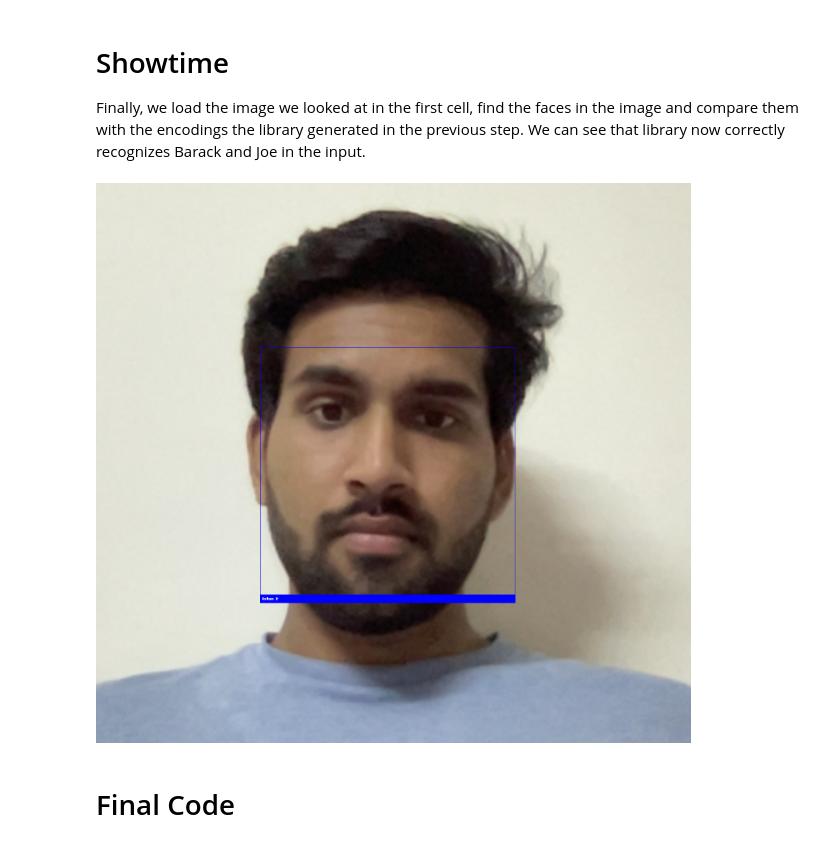
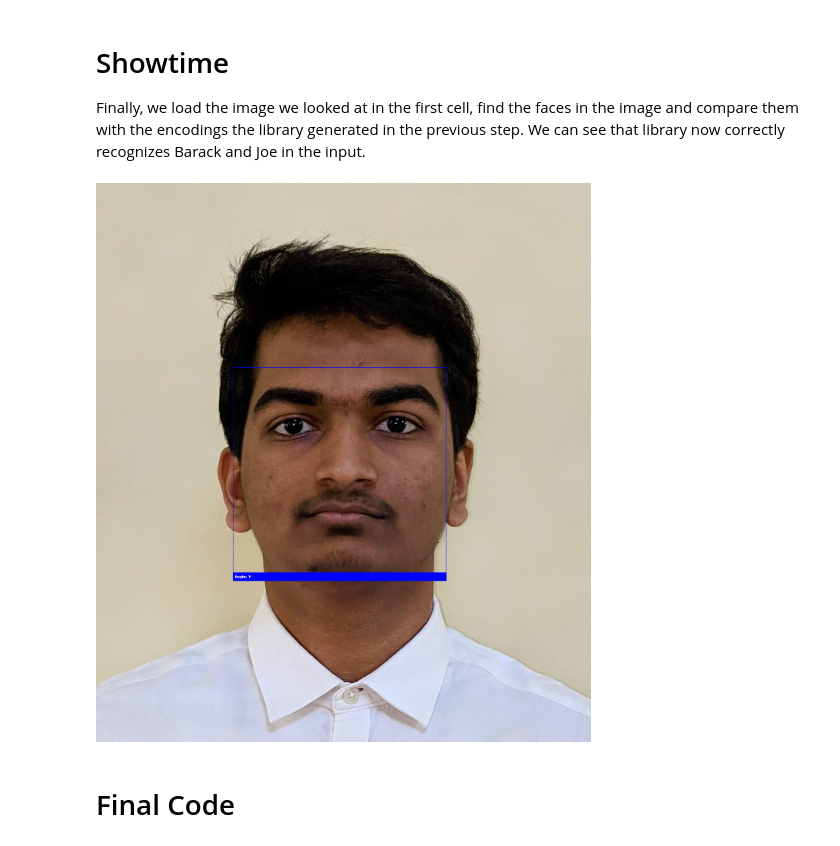
Before and after one commit to raghuttam1508/Attendance-management-Using-Face-Recognition, a Jupyter notebook: example.ipynb, the cells around one changed output. Saved outputs shown, nothing was run; the diff lists cells and outputs as text; code cells hidden in the pictures.

```diff
--- a/example.ipynb
+++ b/example.ipynb
@@ -8,11 +15,7 @@ from IPython.display import display
 # Learning from example
 Now we show the library two different faces ([Joe Biden](/biden.jpg), [Barack Obama](/obama.jpg)) and generate the encodings for them. Encoding is simply a low dimensional representation of a face that can be easily compared with other faces the library will recognize in the future.
 # %%
-import face_recognition
-import numpy as np
-from PIL import Image, ImageDraw
-from IPython.display import display
-import cv2
+
 
 
 # This is an example of running face recognition on a single image
@@ -27,14 +30,21 @@ rohan_face_encoding = face_recognition.face_encodings(rohan_image)[0]
 
 
 
+# Load a second sample picture and learn how to recognize it.
+raghu_image = face_recognition.load_image_file("raghu.png")
+raghu_face_encoding = face_recognition.face_encodings(raghu_image)[0]
+
+
 # Create arrays of known face encodings and their names
 known_face_encodings = [
 
-    rohan_face_encoding
+    rohan_face_encoding,
+    raghu_face_encoding
 ]
 known_face_names = [
 
-    "Rohan P"
+    "Rohan P",
+    "Raghu P"
 ]
 print('Learned encoding for', len(known_face_encodings), 'images.')
 # %% [output]
@@ -44,7 +54,7 @@ Learned encoding for 1 images.
 Finally, we load the image we looked at in the first cell, find the faces in the image and compare them with the encodings the library generated in the previous step. We can see that library now correctly recognizes Barack and Joe in the input.
 # %%
 # Load an image with an unknown face
-unknown_image = face_recognition.load_image_file("rohan.jpg")
+unknown_image = face_recognition.load_image_file("raghu.jpg")
 
 # Find all the faces and face encodings in the unknown image
 face_locations = face_recognition.face_locations(unknown_image)
@@ -57,34 +67,34 @@ pil_image = Image.fromarray(unknown_image)
 draw = ImageDraw.Draw(pil_image)
 
 # Loop through each face found in the unknown image
 for (top, right, bottom, left), face_encoding in zip(face_locations, face_encodings):
     # See if the face is a match for the known face(s)
     matches = face_recognition.compare_faces(known_face_encodings, face_encoding)
 
     name = "Unknown"
 
     # Or instead, use the known face with the smallest distance to the new face
     face_distances = face_recognition.face_distance(known_face_encodings, face_encoding)
     best_match_index = np.argmin(face_distances)
     if matches[best_match_index]:
         name = known_face_names[best_match_index]
 
     # Draw a box around the face using the Pillow module
     draw.rectangle(((left, top), (right, bottom)), outline=(0, 0, 255))
 
     # Draw a label with a name below the face
     text_width, text_height = draw.textsize(name)
     draw.rectangle(((left, bottom - text_height - 10), (right, bottom)), fill=(0, 0, 255), outline=(0, 0, 255))
     draw.text((left + 6, bottom - text_height - 5), name, fill=(255, 255, 255, 255))
 
 
 # Remove the drawing library from memory as per the Pillow docs
 del draw
 
 # Display the resulting image
 display(pil_image)
 # %% [output]
-[figure, old version]
+[figure, new version]
 # %% [markdown]
 # Final Code
 # %%
```
Also changed, not shown: parts of 3 cells of this notebook, 6 other files.
